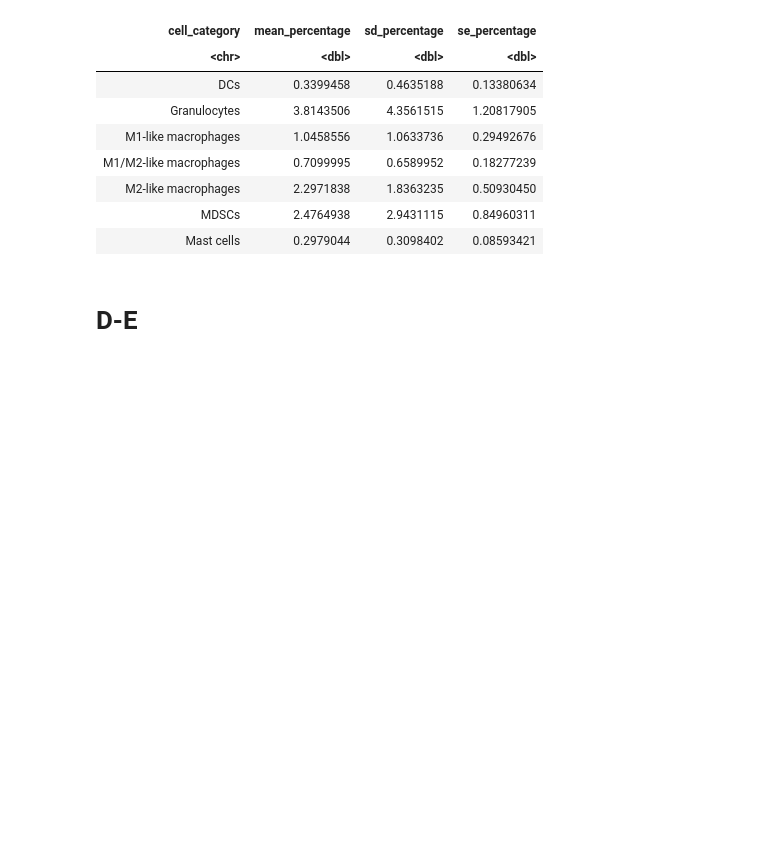
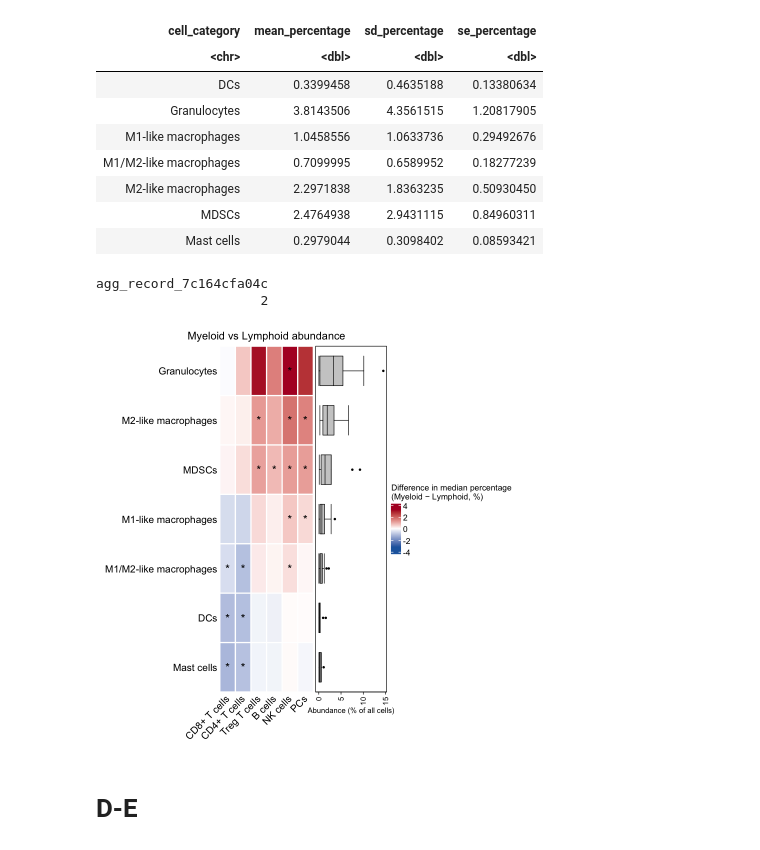
Before and after one commit to SchapiroLabor/NUT_spatial, a Jupyter notebook: figures/figure_3_R.ipynb, the cells around one changed output. Cells and saved outputs as stored; diff of their text form; code cells hidden in the pictures; blank space fills up the shorter version.

```diff
--- a/figures/figure_3_R.ipynb
+++ b/figures/figure_3_R.ipynb
@@ -477,16 +498,11 @@ A tibble: 7 × 4
 | MDSCs | 2.4764938 | 2.9431115 | 0.84960311 |
 | Mast cells | 0.2979044 | 0.3098402 | 0.08593421 |
 # %%
-myeloid_cells  <- c("Granulocytes", "MDSCs", "M2-like macrophages", "M1-like macrophages",
+myeloid_cells  <- c("Granulocytes", "M2-like macrophages", "MDSCs", "M1-like macrophages",
                     "M1/M2-like macrophages","DCs","Mast cells")
-
-# myeloid_cells  <- c("DCs", "Granulocytes","M1-like macrophages", "M1/M2-like macrophages",
-#                     "M2-like macrophages","Mast cells", "MDSCs")
 
 lymphoid_cells <- c("CD8+ T cells","CD4+ T cells","Treg T cells","B cells",
                     "NK cells","PCs")
-
-# lymphoid_cells <- c("B cells", "CD4+ T cells","CD8+ T cells","NK cells", "PCs", "Treg T cells")
 
 d <- celltype_percentage_patient %>%
    filter(cell_category %in% c(myeloid_cells, lymphoid_cells))
@@ -495,7 +511,6 @@ d <- celltype_percentage_patient %>%
 grid_res <- expand.grid(myeloid = myeloid_cells, lymphoid = lymphoid_cells,
                         stringsAsFactors = FALSE) %>%
   pmap_dfr(function(myeloid, lymphoid) {
-    # pair by patient so each patient contributes both values
     w <- d %>%
       filter(cell_category %in% c(myeloid, lymphoid)) %>%
       select(patient_ID, cell_category, percentage) %>%
@@ -508,9 +523,11 @@ grid_res <- expand.grid(myeloid = myeloid_cells, lymphoid = lymphoid_cells,
     else NA_real_
 
     tibble(myeloid, lymphoid,
-           diff = median(w[[myeloid]] - w[[lymphoid]], na.rm = TRUE),  # median paired diff
+           diff = median(w[[myeloid]] - w[[lymphoid]], na.rm = TRUE),
            p = p)
-  })
+  }) %>%
+  # ---- Benjamini-Hochberg correction across all pairwise tests ----
+  mutate(p.adj = p.adjust(p, method = "BH"))
 
 # ---- reshape to matrices: rows = myeloid, cols = lymphoid ----
 diff_mat <- grid_res %>%
@@ -518,53 +535,83 @@ diff_mat <- grid_res %>%
   pivot_wider(names_from = lymphoid, values_from = diff) %>%
   tibble::column_to_rownames("myeloid") %>%
   as.matrix()
-diff_mat <- diff_mat[myeloid_cells, lymphoid_cells]   # enforce order
+diff_mat <- diff_mat[myeloid_cells, lymphoid_cells]
 
+# stars now based on ADJUSTED p-values
 star_mat <- grid_res %>%
-  mutate(stars = ifelse(p < 0.0001, "***",
-                 ifelse(p < 0.001,  "**",
-                 ifelse(p < 0.05,   "*", "")))) %>%       # blank if not significant
+  mutate(stars = ifelse(p.adj < 0.0001, "***",
+                 ifelse(p.adj < 0.001,  "**",
+                 ifelse(p.adj < 0.05,   "*", "")))) %>%
   select(myeloid, lymphoid, stars) %>%
   pivot_wider(names_from = lymphoid, values_from = stars) %>%
   tibble::column_to_rownames("myeloid") %>%
   as.matrix()
 star_mat <- star_mat[myeloid_cells, lymphoid_cells]
 
-# ---- color: diverging around 0 (blue = lymphoid higher, red = myeloid higher) ----
+#row annotation part
+
+# ---- per-patient abundance matrix for the boxplot annotation ----
+abund_mat <- d %>%
+  filter(cell_category %in% myeloid_cells) %>%
+  select(patient_ID, cell_category, percentage) %>%
+  pivot_wider(names_from = patient_ID, values_from = percentage) %>%
+  tibble::column_to_rownames("cell_category") %>%
+  as.matrix()
+abund_mat <- abund_mat[myeloid_cells, ]   # same row order as diff_mat
+
+row_anno <- rowAnnotation(
+  `Subset median %` = anno_boxplot(
+    abund_mat,
+    width = unit(3, "cm"),
+    gp = gpar(fill = "grey80", col = "black"),
+    axis_param = list(gp = gpar(fontsize = 9)),
+    outline = TRUE
+  ),
+  annotation_name_gp = gpar(fontsize = 9),
+  annotation_name_rot = 0,
+  annotation_label = "Abundance (% of all cells)"
+)
+
+###
+
+
+# ---- color: diverging around 0 ----
 lim <- max(abs(diff_mat), na.rm = TRUE)
 col_fun <- colorRamp2(c(-lim, 0, lim), c("#2166AC", "white", "#B2182B"))
 
 ht <- Heatmap(
   diff_mat,
   name = "median_diff",
+  right_annotation = row_anno,
   col = col_fun,
   cluster_rows = FALSE, cluster_columns = FALSE,
   rect_gp = gpar(col = "white", lwd = 2),
   row_names_side = "left", column_names_side = "bottom",
   column_names_rot = 45,
   row_names_gp = gpar(fontsize = 12),
   column_names_gp = gpar(fontsize = 12),
   cell_fun = function(j, i, x, y, width, height, fill) {
-    grid.text(star_mat[i, j], x, y,
-              gp = gpar(fontsize = 14))
+    grid.text(star_mat[i, j], x, y, gp = gpar(fontsize = 14))
   },
   heatmap_legend_param = list(
     title = "Difference in median percentage\n(Myeloid − Lymphoid, %)",
     title_gp = gpar(fontsize = 10),
     labels_gp = gpar(fontsize = 10)
   ),
   column_title = "Myeloid vs Lymphoid abundance",
   column_title_gp = gpar(fontsize = 13)
 )
 
 draw(ht)
 
-# ---- save ----
 cairo_pdf(file.path(results_dir, "myeloid_vs_lymphoid_heatmap.pdf"),
-          width = 7.5, height = 4)
-
+          width = 9, height = 4)
 draw(ht)
 dev.off()
+# %% [output]
+agg_record_7c164cfa04c
+                     2
+[figure, added]
 # %% [markdown]
 # D-E
 # %%
```
Also changed, not shown: parts of 2 cells of this notebook, 14 other files.
